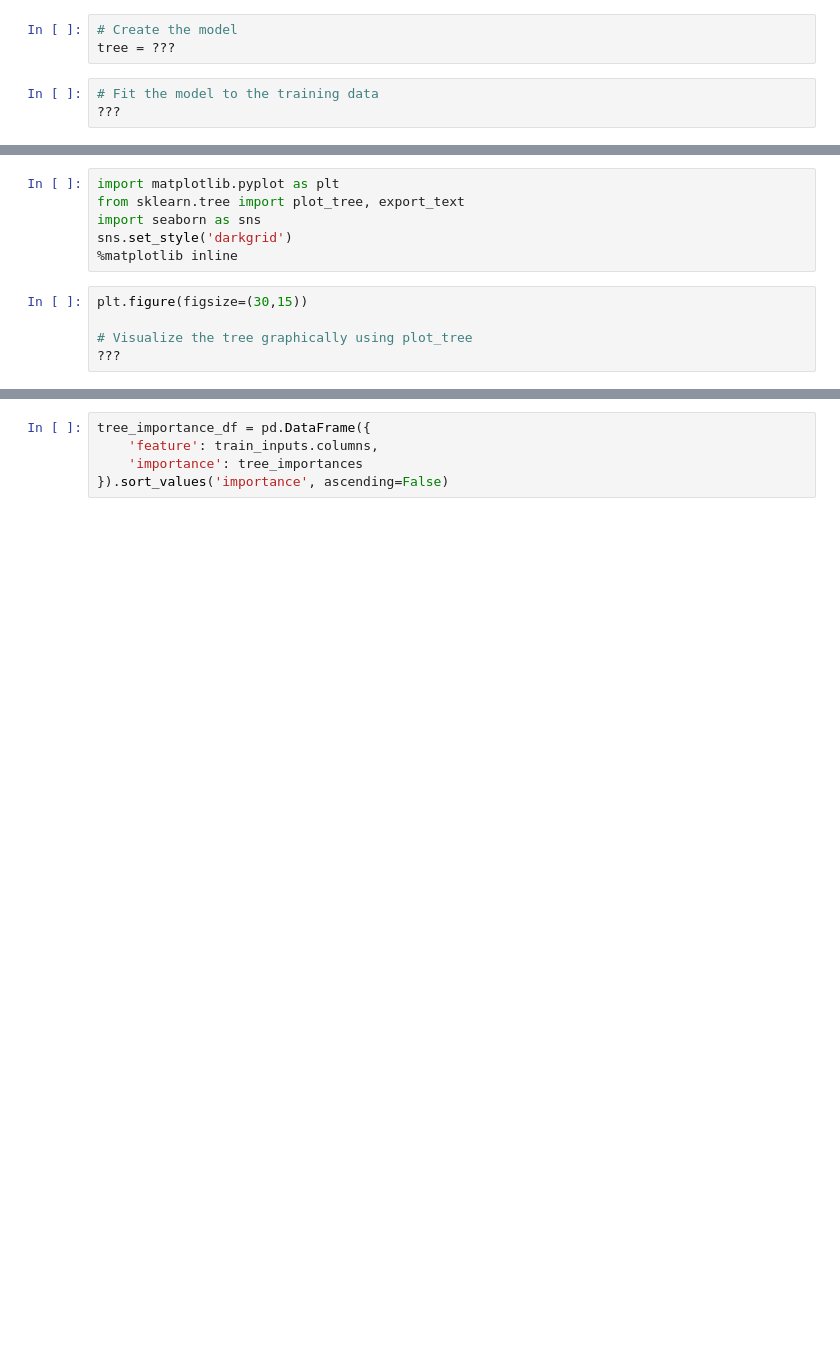
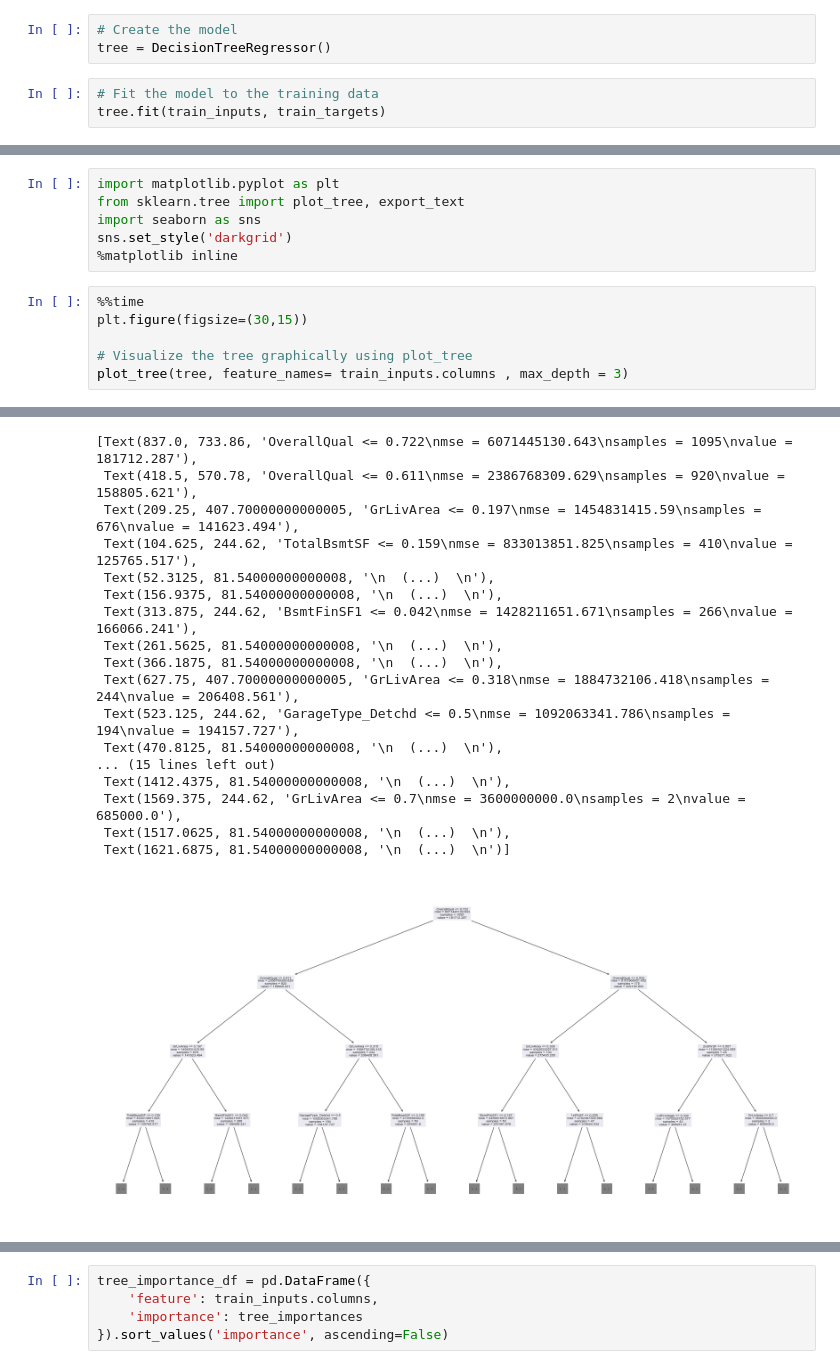
Before and after one commit to Surfix/Learn2, a Jupyter notebook: Jovian/python-random-forests-assignment/python-random-forests-assignment.ipynb, the cells around one changed output, grey strips where cells are left out. Drawn from its saved outputs; the diff is of its cells as text; blank space fills up the shorter version.

```diff
--- a/Jovian/python-random-forests-assignment/python-random-forests-assignment.ipynb
+++ b/Jovian/python-random-forests-assignment/python-random-forests-assignment.ipynb
@@ -112,7 +138,7 @@ jovian.commit()
 from sklearn.tree import DecisionTreeRegressor
 # %%
 # Create the model
-tree = ???
+tree = DecisionTreeRegressor()
 # %%
 # Fit the model to the training data
-???
+tree.fit(train_inputs, train_targets)
@@ -147,7 +207,9 @@ import seaborn as sns
 sns.set_style('darkgrid')
 %matplotlib inline
 # %%
+%%time
 plt.figure(figsize=(30,15))
 
 # Visualize the tree graphically using plot_tree
-???
+plot_tree(tree, feature_names= train_inputs.columns , max_depth = 3)
+# %% [output]
@@ -154,2 +217,20 @@ plt.figure(figsize=(30,15))
+[Text(837.0, 733.86, 'OverallQual <= 0.722\nmse = 6071445130.643\nsamples = 1095\nvalue = 181712.287'),
+ Text(418.5, 570.78, 'OverallQual <= 0.611\nmse = 2386768309.629\nsamples = 920\nvalue = 158805.621'),
+ Text(209.25, 407.70000000000005, 'GrLivArea <= 0.197\nmse = 1454831415.59\nsamples = 676\nvalue = 141623.494'),
+ Text(104.625, 244.62, 'TotalBsmtSF <= 0.159\nmse = 833013851.825\nsamples = 410\nvalue = 125765.517'),
+ Text(52.3125, 81.54000000000008, '\n  (...)  \n'),
+ Text(156.9375, 81.54000000000008, '\n  (...)  \n'),
+ Text(313.875, 244.62, 'BsmtFinSF1 <= 0.042\nmse = 1428211651.671\nsamples = 266\nvalue = 166066.241'),
+ Text(261.5625, 81.54000000000008, '\n  (...)  \n'),
+ Text(366.1875, 81.54000000000008, '\n  (...)  \n'),
+ Text(627.75, 407.70000000000005, 'GrLivArea <= 0.318\nmse = 1884732106.418\nsamples = 244\nvalue = 206408.561'),
+ Text(523.125, 244.62, 'GarageType_Detchd <= 0.5\nmse = 1092063341.786\nsamples = 194\nvalue = 194157.727'),
+ Text(470.8125, 81.54000000000008, '\n  (...)  \n'),
+... (15 lines left out)
+ Text(1412.4375, 81.54000000000008, '\n  (...)  \n'),
+ Text(1569.375, 244.62, 'GrLivArea <= 0.7\nmse = 3600000000.0\nsamples = 2\nvalue = 685000.0'),
+ Text(1517.0625, 81.54000000000008, '\n  (...)  \n'),
+ Text(1621.6875, 81.54000000000008, '\n  (...)  \n')]
+[figure, added]
 # %%
 # Visualize the tree textually using export_text
```
Also changed, not shown: parts of 54 cells of this notebook.
